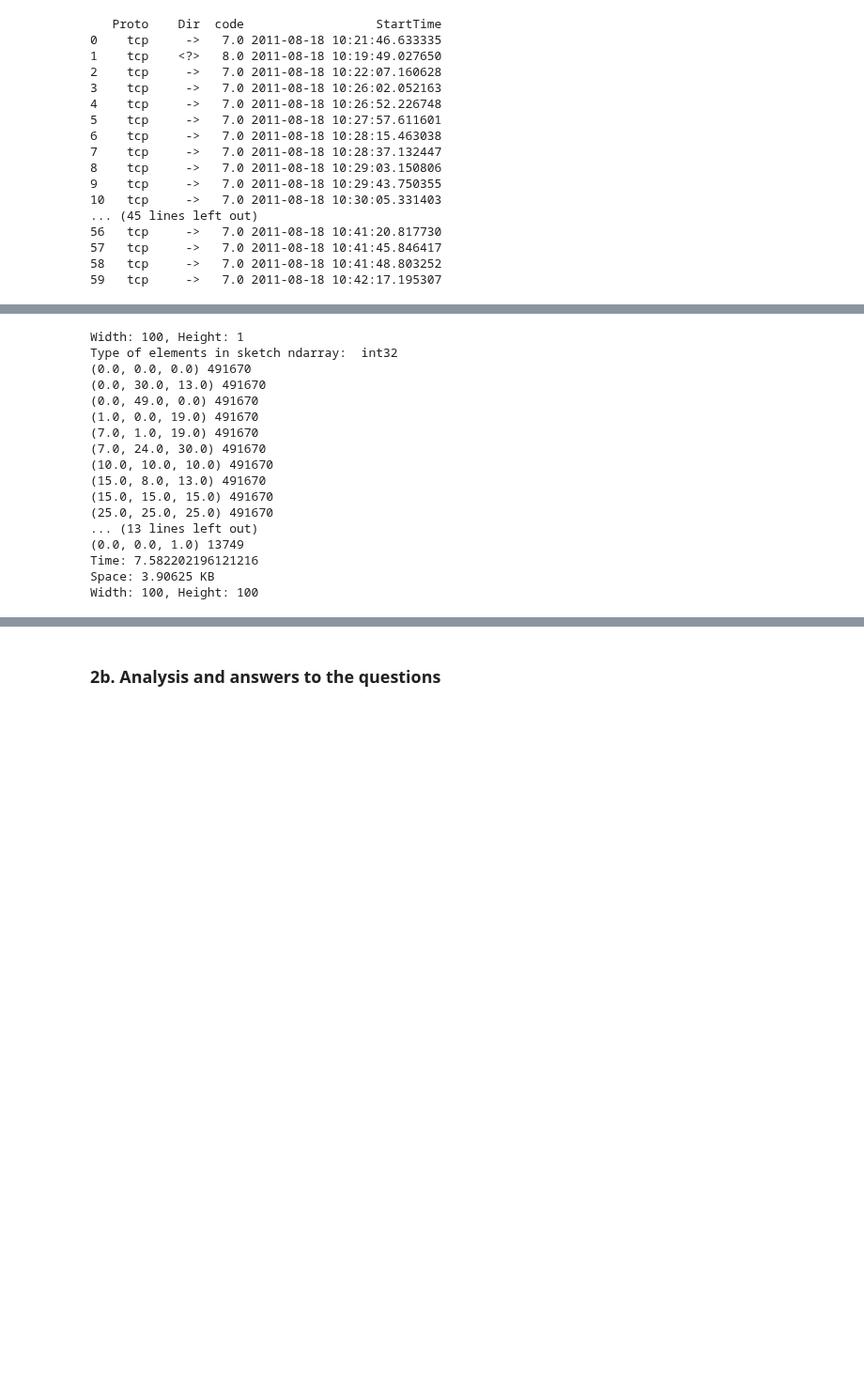
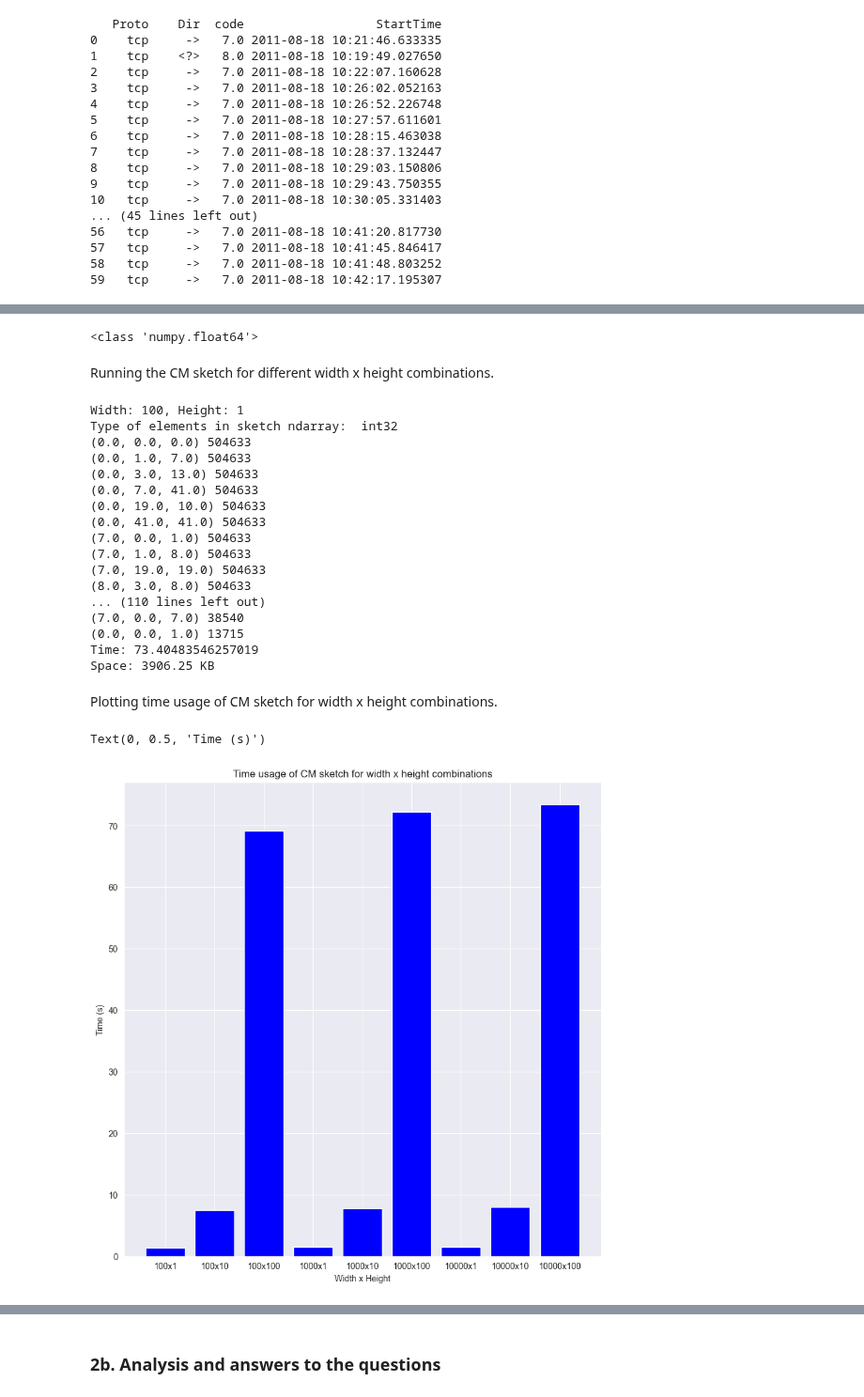
Before and after one commit to kbaran1998/CS4035-cyber-data, a Jupyter notebook: lab3/Lab3.ipynb, the cells around one changed output, grey strips where cells are left out. Shown at 94% size. Drawn from its saved outputs; the diff is of its cells as text; code cells hidden in the pictures; blank space fills up the shorter version.

```diff
--- a/lab3/Lab3.ipynb
+++ b/lab3/Lab3.ipynb
@@ -440,6 +441,8 @@ print(discretized_all_df.head(60))
 HASH_PRIME = 786433
 
 class HashFunc:
+    """Hash function for the Count-Min sketch."""
+
     def __init__(self, a, b, p, m):
         self.a = a
         self.b = b
@@ -451,6 +454,8 @@ class HashFunc:
 
 
 def cm_sketch(trigrams, height, width):
+    """Count-Min sketch implementation."""
+
     # Create a matrix of zeros
     sketch = np.zeros((height, width), dtype=np.int32)
 
@@ -470,15 +475,21 @@ def cm_sketch(trigrams, height, width):
 
 
 def cm_sketch_query(sketch, hash_funcs, trigram):
+    """Find the minimum value for a given trigram in the sketch."""
+
     # Get the minimum value from the sketch
     return np.min([sketch[i, hash_func(trigram)] for i, hash_func in enumerate(hash_funcs)])
 
 def cm_sketch_query_all(sketch, hash_funcs, trigrams):
+    """Find the minimum value for all existing trigram in the sketch."""
+
     # Create a dictionary of trigram: count
     return {trigram: cm_sketch_query(sketch, hash_funcs, trigram) for trigram in trigrams}
 
 
 def create_trigrams_from_netflows(netflows):
+    """Create trigrams from netflows. Encode the trigrams as integers."""
+
     # Sort the netflows according to time
     sorted_netflows = netflows.sort_values(by=['StartTime'])
 
@@ -486,14 +497,26 @@ def create_trigrams_from_netflows(netflows):
     codes = sorted_netflows['code'].to_numpy()
 
     # Create trigrams
-    trigrams = [10000 * codes[i] + 100 * codes[i + 1] + codes[i + 2] for i in range(len(codes) - 2)]
+    # trigrams = [10000 * codes[i] + 100 * codes[i + 1] + codes[i + 2] for i in range(len(codes) - 2)]
+    trigrams = [encode_trigram((codes[i], codes[i+1], codes[i+2])) for i in range(len(codes) - 2)]
+
 
     return trigrams
 
 def translate_encoded_trigram(trigram):
+    """Translate the integer-encoded trigram back to the original values."""
+
     return (trigram // 10000, (trigram % 10000) // 100, trigram % 100)
+
+def encode_trigram(trigram):
+    """Encode the trigram as an integer."""
+    # Find the maximum number of digits in the trigram
+    max_digits = max([len(str(trigram[i])) for i in range(3)])
+
+    return 10**(max_digits*2) * trigram[0] + 10**max_digits * trigram[1] + trigram[2]
 # %%
 def run_cm_sketch(trigrams, height, width):
+    """Run the full algorithm, that is run the Count-Min sketch, query it, and return counts of the trigrams."""
     # Create the sketch
     sketch, hash_funcs = cm_sketch(trigrams, height, width)
     # Print type of elements in sketch ndarray
@@ -515,6 +538,10 @@ trigrams = create_trigrams_from_netflows(discretized_all_df.copy())
 # %%
 # Check type of trigrams
 print(type(trigrams[0]))
+# %% [output]
+<class 'numpy.float64'>
+# %% [markdown]
+Running the CM sketch for different width x height combinations.
 # %%
 import time
 
@@ -526,26 +553,41 @@ for width in [100, 1000, 10000]:
 
         print(f"Width: {width}, Height: {height}")
         start_time = time.time()
-        run_cm_sketch(trigrams, height, width)
+        trigram_count_dict_decoded = run_cm_sketch(trigrams, height, width)
         print(f"Time: {time.time() - start_time}")
         print(f"Space: {width * height * 4 / 1024} KB")
-        results[(width, height)] = (time.time() - start_time, width * height * 4 / 1024)
+        results[(width, height)] = (time.time() - start_time, width * height * 4 / 1024, trigram_count_dict_decoded)
 # run_cm_sketch(trigrams, 1000, 10000)
 # %% [output]
 Width: 100, Height: 1
 Type of elements in sketch ndarray:  int32
-(0.0, 0.0, 0.0) 491670
-(0.0, 30.0, 13.0) 491670
-(0.0, 49.0, 0.0) 491670
-(1.0, 0.0, 19.0) 491670
-(7.0, 1.0, 19.0) 491670
-(7.0, 24.0, 30.0) 491670
-(10.0, 10.0, 10.0) 491670
-(15.0, 8.0, 13.0) 491670
-(15.0, 15.0, 15.0) 491670
-(25.0, 25.0, 25.0) 491670
-... (13 lines left out)
-(0.0, 0.0, 1.0) 13749
-Time: 7.582202196121216
-Space: 3.90625 KB
-Width: 100, Height: 100
+(0.0, 0.0, 0.0) 504633
+(0.0, 1.0, 7.0) 504633
+(0.0, 3.0, 13.0) 504633
+(0.0, 7.0, 41.0) 504633
+(0.0, 19.0, 10.0) 504633
+(0.0, 41.0, 41.0) 504633
+(7.0, 0.0, 1.0) 504633
+(7.0, 1.0, 8.0) 504633
+(7.0, 19.0, 19.0) 504633
+(8.0, 3.0, 8.0) 504633
+... (110 lines left out)
+(7.0, 0.0, 7.0) 38540
+(0.0, 0.0, 1.0) 13715
+Time: 73.40483546257019
+Space: 3906.25 KB
+# %% [markdown]
+Plotting time usage of CM sketch for width x height combinations.
+# %%
+# Plot the results
+import matplotlib.pyplot as plt
+
+plt.figure(figsize=(10, 10))
+plt.bar([f"{width}x{height}" for width, height in results.keys()], [time for time, space, counts in results.values()],
+        color='blue')
+plt.title("Time usage of CM sketch for width x height combinations")
+plt.xlabel("Width x Height")
+plt.ylabel("Time (s)")
+# %% [output]
+Text(0, 0.5, 'Time (s)')
+[figure, added]
```
Also changed, not shown: parts of 15 cells of this notebook.
